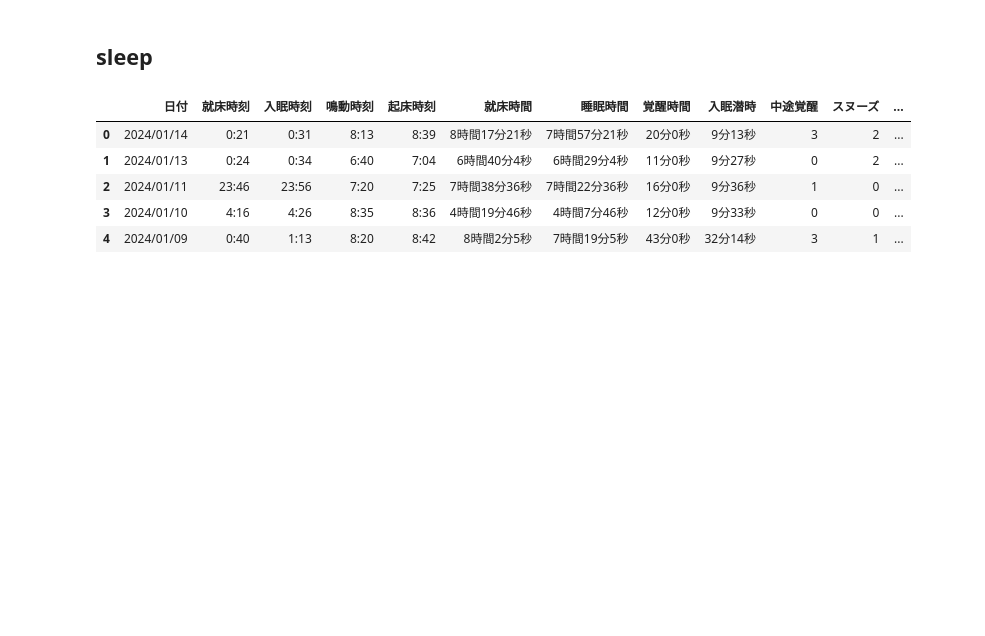
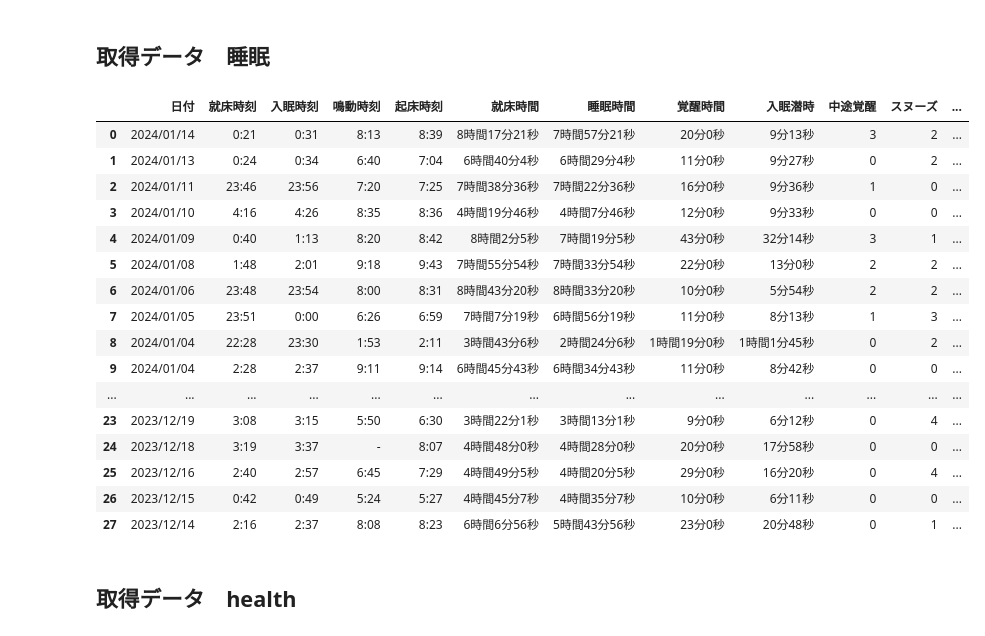
Before and after one commit to naoki-27/ds_program_health, a Jupyter notebook: analaysis.ipynb, the cells around one changed output. Drawn from its saved outputs; the diff is of its cells as text; code cells hidden in the pictures; blank space fills up the shorter version.

```diff
--- a/analaysis.ipynb
+++ b/analaysis.ipynb
@@ -1,15 +1,28 @@
-# %% [markdown]
-## sleep
+# %% [markdown]
+## 取得データ　睡眠
 # %%
 import pandas as pd
 # %%
 df_sleep = pd.read_csv('/Users/naoki/Lecture/ds_program_health/sleep_data.csv')
 # %%
-df_sleep.head()
+df_sleep
 # %% [output]
 |  | 日付 | 就床時刻 | 入眠時刻 | 鳴動時刻 | 起床時刻 | 就床時間 | 睡眠時間 | 覚醒時間 | 入眠潜時 | 中途覚醒 | スヌーズ | ... |
 | 0 | 2024/01/14 | 0:21 | 0:31 | 8:13 | 8:39 | 8時間17分21秒 | 7時間57分21秒 | 20分0秒 | 9分13秒 | 3 | 2 | ... |
 | 1 | 2024/01/13 | 0:24 | 0:34 | 6:40 | 7:04 | 6時間40分4秒 | 6時間29分4秒 | 11分0秒 | 9分27秒 | 0 | 2 | ... |
 | 2 | 2024/01/11 | 23:46 | 23:56 | 7:20 | 7:25 | 7時間38分36秒 | 7時間22分36秒 | 16分0秒 | 9分36秒 | 1 | 0 | ... |
 | 3 | 2024/01/10 | 4:16 | 4:26 | 8:35 | 8:36 | 4時間19分46秒 | 4時間7分46秒 | 12分0秒 | 9分33秒 | 0 | 0 | ... |
 | 4 | 2024/01/09 | 0:40 | 1:13 | 8:20 | 8:42 | 8時間2分5秒 | 7時間19分5秒 | 43分0秒 | 32分14秒 | 3 | 1 | ... |
+| 5 | 2024/01/08 | 1:48 | 2:01 | 9:18 | 9:43 | 7時間55分54秒 | 7時間33分54秒 | 22分0秒 | 13分0秒 | 2 | 2 | ... |
+| 6 | 2024/01/06 | 23:48 | 23:54 | 8:00 | 8:31 | 8時間43分20秒 | 8時間33分20秒 | 10分0秒 | 5分54秒 | 2 | 2 | ... |
+| 7 | 2024/01/05 | 23:51 | 0:00 | 6:26 | 6:59 | 7時間7分19秒 | 6時間56分19秒 | 11分0秒 | 8分13秒 | 1 | 3 | ... |
+| 8 | 2024/01/04 | 22:28 | 23:30 | 1:53 | 2:11 | 3時間43分6秒 | 2時間24分6秒 | 1時間19分0秒 | 1時間1分45秒 | 0 | 2 | ... |
+| 9 | 2024/01/04 | 2:28 | 2:37 | 9:11 | 9:14 | 6時間45分43秒 | 6時間34分43秒 | 11分0秒 | 8分42秒 | 0 | 0 | ... |
+| ... | ... | ... | ... | ... | ... | ... | ... | ... | ... | ... | ... | ... |
+| 23 | 2023/12/19 | 3:08 | 3:15 | 5:50 | 6:30 | 3時間22分1秒 | 3時間13分1秒 | 9分0秒 | 6分12秒 | 0 | 4 | ... |
+| 24 | 2023/12/18 | 3:19 | 3:37 | - | 8:07 | 4時間48分0秒 | 4時間28分0秒 | 20分0秒 | 17分58秒 | 0 | 0 | ... |
+| 25 | 2023/12/16 | 2:40 | 2:57 | 6:45 | 7:29 | 4時間49分5秒 | 4時間20分5秒 | 29分0秒 | 16分20秒 | 0 | 4 | ... |
+| 26 | 2023/12/15 | 0:42 | 0:49 | 5:24 | 5:27 | 4時間45分7秒 | 4時間35分7秒 | 10分0秒 | 6分11秒 | 0 | 0 | ... |
+| 27 | 2023/12/14 | 2:16 | 2:37 | 8:08 | 8:23 | 6時間6分56秒 | 5時間43分56秒 | 23分0秒 | 20分48秒 | 0 | 1 | ... |
+# %% [markdown]
+## 取得データ　health
```
Also changed, not shown: parts of 8 cells of this notebook, 2 other files.
